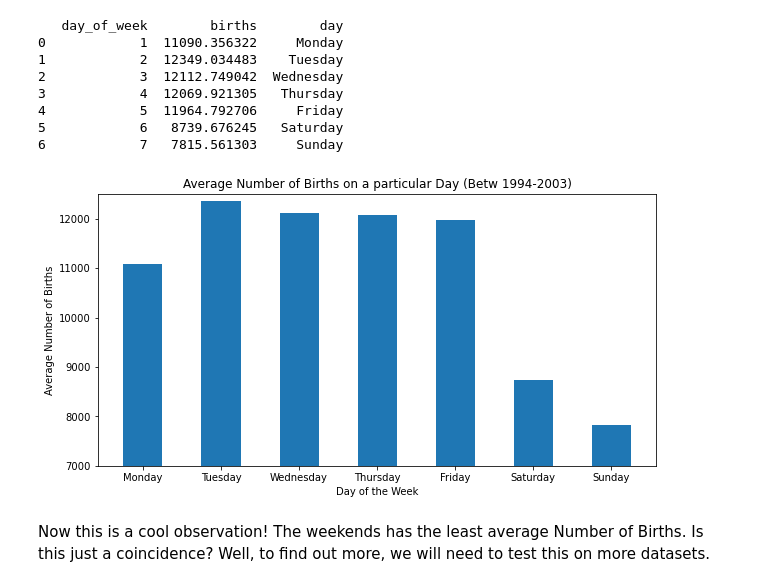
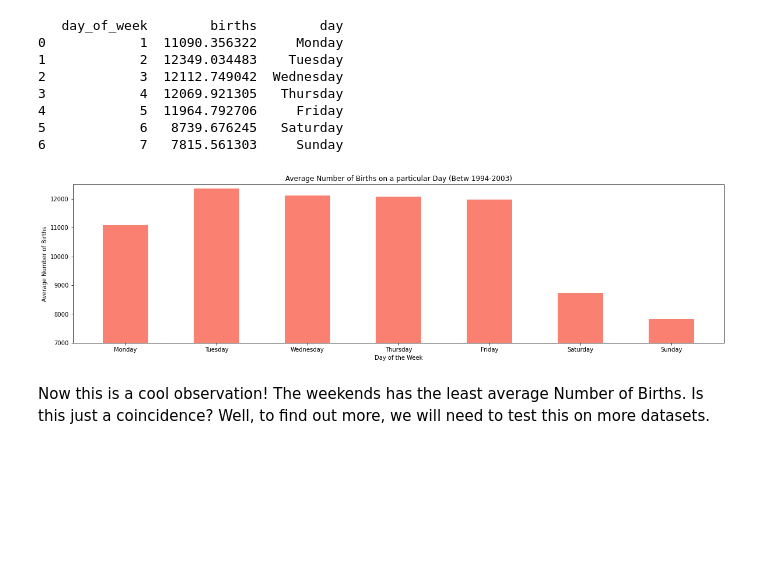
Before and after one commit to sunroofgod/data_visualisation, a Jupyter notebook: main.ipynb, the cells around one changed output. Drawn from its saved outputs; the diff is of its cells as text; code cells hidden in the pictures; blank space fills up the shorter version.

```diff
--- a/main.ipynb
+++ b/main.ipynb
@@ -152,7 +155,7 @@ in the following format of {y} against {x}:
 Therefore, we need to split the original dataset into seperate datasets. For a majority of these graphs, a Bar Graph would be the most useful.
 # %%
 def plot_bargraph(dataset: pd.DataFrame, x_axis: str, y_axis: str, y_lim: list[int], labels: list[str], width: float=0.5) -> None:
-    plt.bar(dataset[x_axis], dataset[y_axis], width)
+    plt.bar(dataset[x_axis], dataset[y_axis], width, color='salmon')
     plt.ylim(y_lim)
     plt.xlabel(labels[0])
     plt.ylabel(labels[1])
@@ -228,12 +231,12 @@ This fact is interesting because 1997 was the year with the least **Total Number
 #### 4.3 Graph of Average Number of Births against the Day of the Week
 # %%
 # We create a new dataframe that contains the average number of births for the corresponding day of the week
-graph3 = births_df.groupby(['day_of_week'])['births'].mean().reset_index()
+avg_births_against_dotw_df = births_df.groupby(['day_of_week'])['births'].mean().reset_index()
 
 # We add a new column denoting the actual Names for the day of the week as opposed to integer values so that it is clearer when visualised.
-graph3['day'] = ['Monday', 'Tuesday', 'Wednesday', 'Thursday', 'Friday', 'Saturday', 'Sunday']
+avg_births_against_dotw_df['day'] = ['Monday', 'Tuesday', 'Wednesday', 'Thursday', 'Friday', 'Saturday', 'Sunday']
 
-print(graph3)
+print(avg_births_against_dotw_df)
 # %% [output]
    day_of_week        births        day
 0            1  11090.356322     Monday
@@ -244,15 +247,15 @@ print(graph3)
 5            6   8739.676245   Saturday
 6            7   7815.561303     Sunday
 # %%
-fig = plt.figure(figsize = (10, 5))
-plot_bargraph(graph3,
+fig = plt.figure(figsize = (20, 5))
+plot_bargraph(avg_births_against_dotw_df,
         'day',
         'births',
         [7000,12500],
         ['Day of the Week','Average Number of Births', 'Average Number of Births on a particular Day (Betw 1994-2003)'],
         )
 # %% [output]
-[figure, old version]
+[figure, new version]
 # %% [markdown]
 Now this is a cool observation! The weekends has the least average Number of Births. Is this just a coincidence? Well, to find out more, we will need to test this on more datasets.
 # %% [markdown]
```
Also changed, not shown: parts of 26 cells of this notebook.
